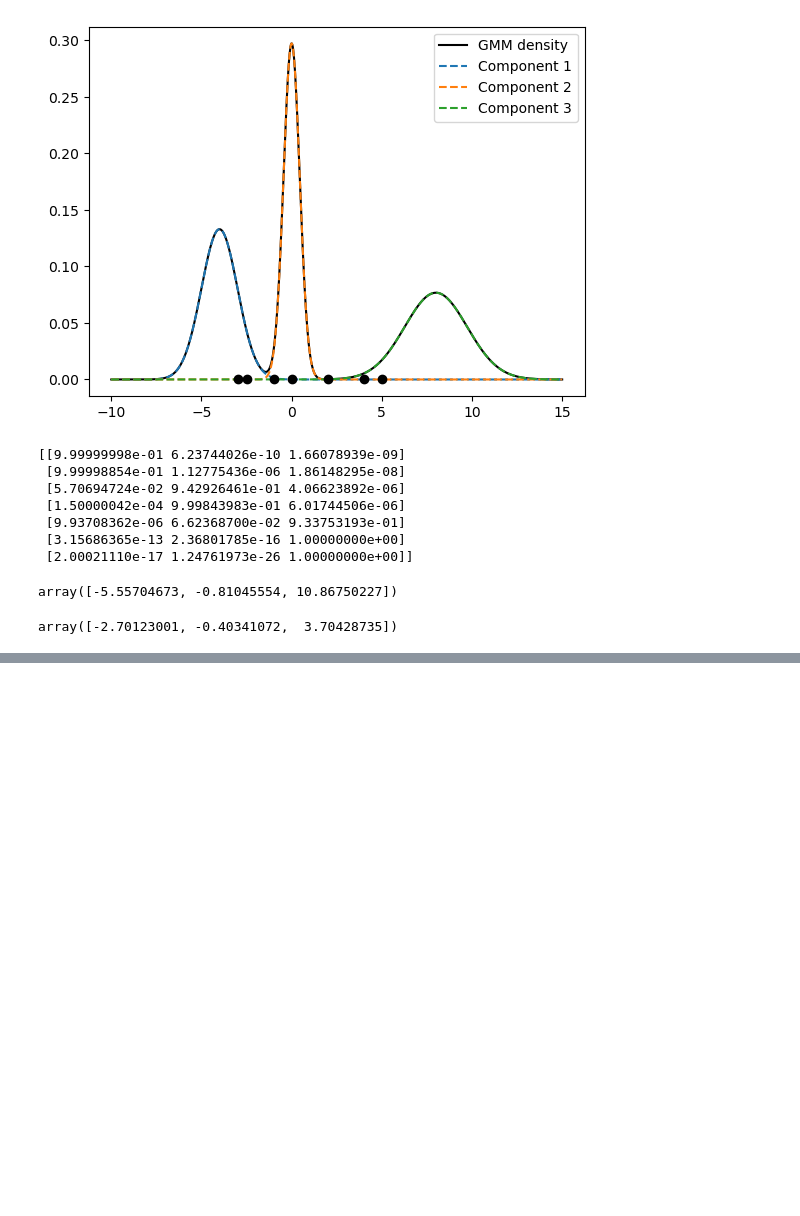
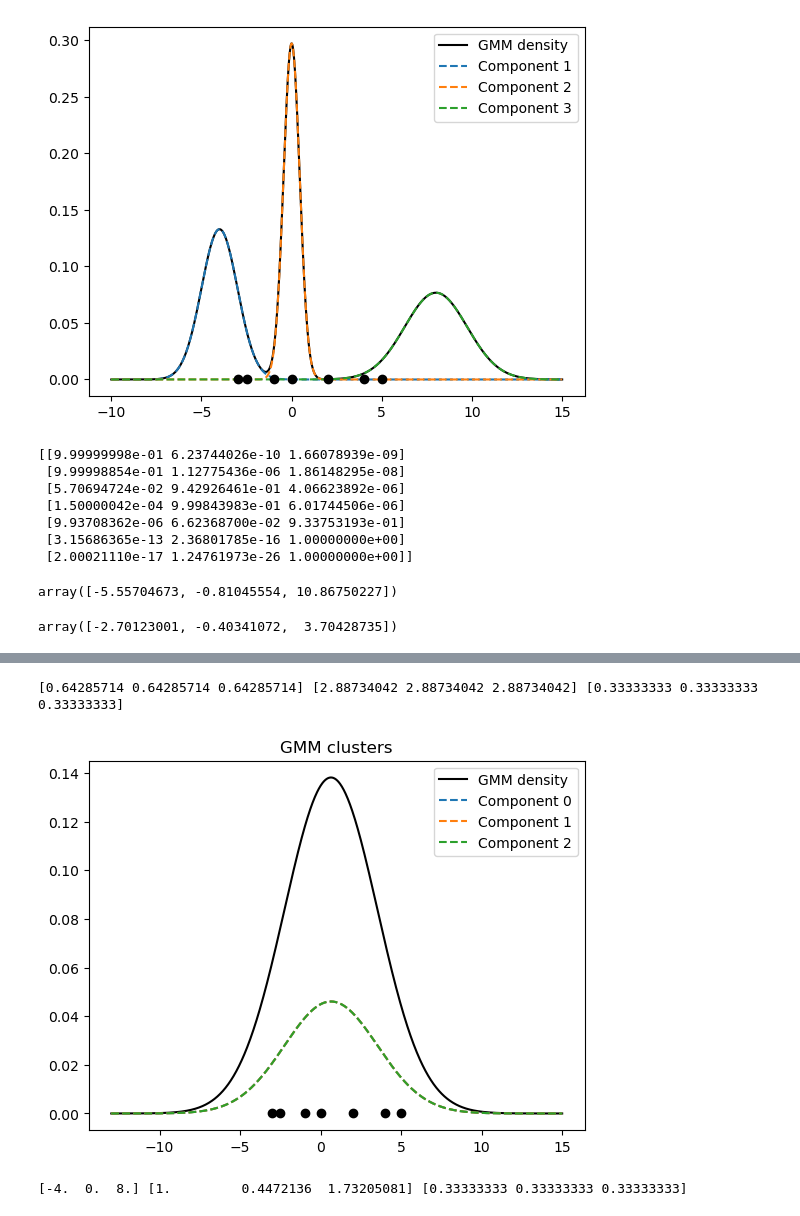
Before and after one commit to SHlee-TDA/Statistics, a Jupyter notebook: EM_algorithm/EM_algorithm.ipynb, the cells around one changed output, grey strips where cells are left out. Saved outputs shown, nothing was run; the diff lists cells and outputs as text; code cells hidden in the pictures; blank space fills up the shorter version.

Commit message:
EM algorithm

```diff
--- a/EM_algorithm/EM_algorithm.ipynb
+++ b/EM_algorithm/EM_algorithm.ipynb
@@ -76,7 +76,7 @@ def update_mean(data, MU, SIGMA, PI):
     K = len(MU)
     Res = Responsibilities(data, N, K, MU, SIGMA, PI)
     N_k = Res.sum(axis = 0)         # total responsibility of the k-th mixture component
-    MU = X@Res / N_k
+    MU = data@Res / N_k
     return MU
 
 update_mean(X, MU, SIGMA, PI)
@@ -96,0 +157,15 @@ plt.legend()
+# %%
+EM = EM_algorithm(data = X, num_components = 3)
+EM.initialize_params()
+print(EM.MU, EM.SIGMA, EM.PI)
+# %% [output]
+[0.64285714 0.64285714 0.64285714] [2.88734042 2.88734042 2.88734042] [0.33333333 0.33333333 0.33333333]
+# %%
+EM.plot()
+# %% [output]
+[figure, added]
+# %%
+EM.set_params(MU, SIGMA, PI)
+print(EM.MU, EM.SIGMA, EM.PI)
+# %% [output]
+[-4.  0.  8.] [1.         0.4472136  1.73205081] [0.33333333 0.33333333 0.33333333]
```
Also changed, not shown: parts of 23 cells of this notebook, 2 other files.
